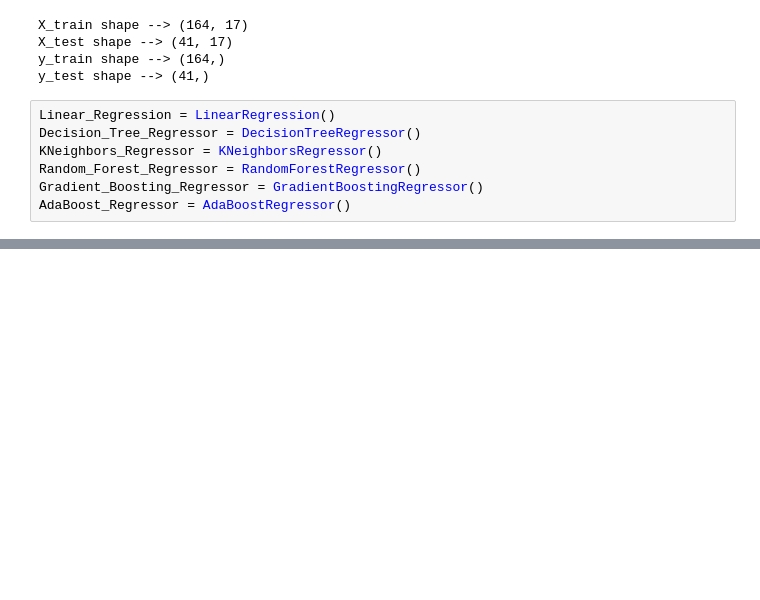
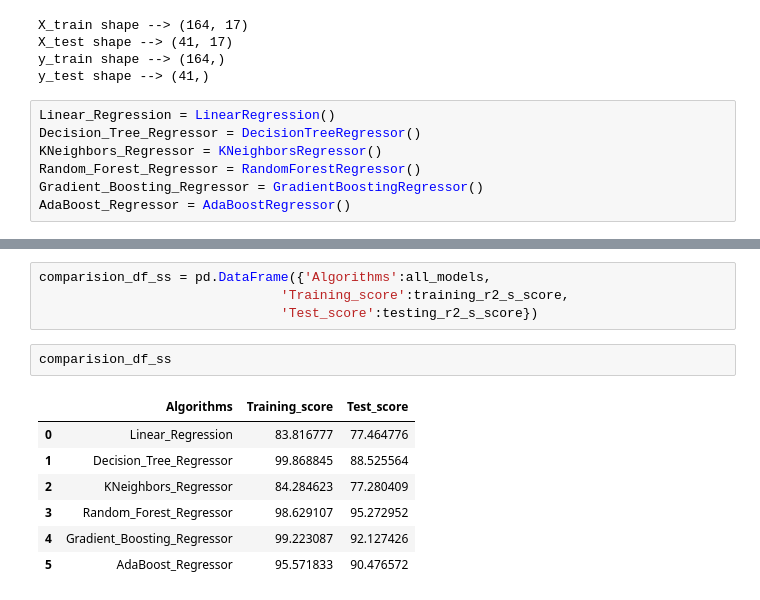
Before and after one commit to ShreeKeshavan/Car_price_prediction, a Jupyter notebook: Car_price_prediction.ipynb, the cells around one changed output, grey strips where cells are left out. Cells and saved outputs as stored; diff of their text form; blank space fills up the shorter version.

```diff
--- a/Car_price_prediction.ipynb
+++ b/Car_price_prediction.ipynb
@@ -1049,0 +1155,14 @@ mean_absolute_error of AdaBoostRegressor() final model on Testing Data after Sta
+# %%
+comparision_df_ss = pd.DataFrame({'Algorithms':all_models,
+                               'Training_score':training_r2_s_score,
+                               'Test_score':testing_r2_s_score})
+# %%
+comparision_df_ss
+# %% [output]
+|  | Algorithms | Training_score | Test_score |
+| 0 | Linear_Regression | 83.816777 | 77.464776 |
+| 1 | Decision_Tree_Regressor | 99.868845 | 88.525564 |
+| 2 | KNeighbors_Regressor | 84.284623 | 77.280409 |
+| 3 | Random_Forest_Regressor | 98.629107 | 95.272952 |
+| 4 | Gradient_Boosting_Regressor | 99.223087 | 92.127426 |
+| 5 | AdaBoost_Regressor | 95.571833 | 90.476572 |
```
Also changed, not shown: parts of 30 cells of this notebook.
